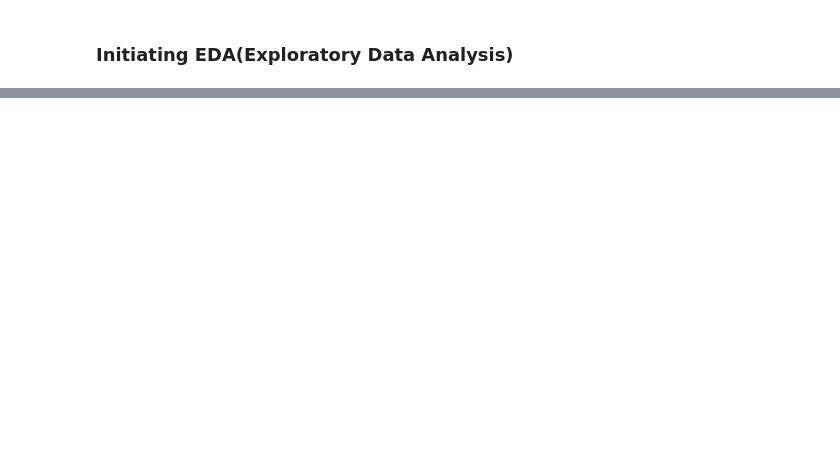
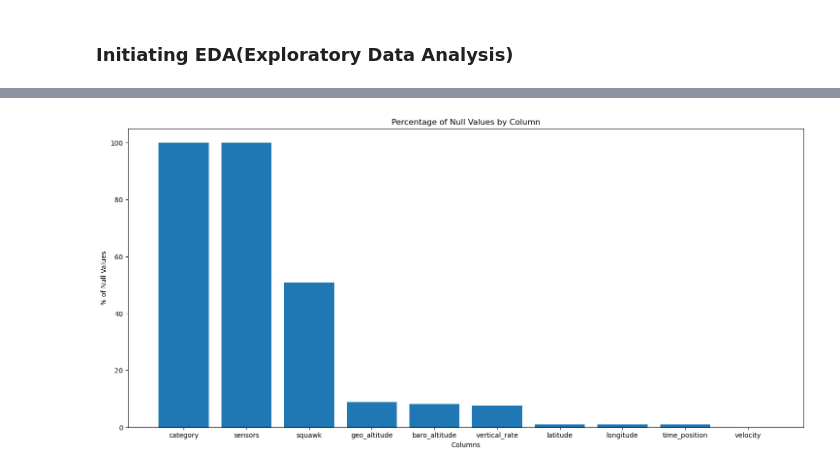
Before and after one commit to victoroscar30/aeroexplorer, a Jupyter notebook: notebooks/01_exploration.ipynb, the cells around one changed output, grey strips where cells are left out. Drawn from its saved outputs; the diff is of its cells as text; code cells hidden in the pictures; blank space fills up the shorter version.

Commit message:
Fixing bar graph

```diff
--- a/notebooks/01_exploration.ipynb
+++ b/notebooks/01_exploration.ipynb
@@ -155,0 +165,5 @@ df_final.head()
+# %%
+null_values_perc = pd.DataFrame(df_final.isnull().mean()*100, columns=['% of null values']).sort_values(by='% of null values', ascending=False)
+null_values_perc = null_values_perc.reset_index().rename(columns={'index': 'Column'})
+null_values_perc = null_values_perc[null_values_perc['% of null values'] > 0]
+null_values_perc
@@ -155,0 +182,11 @@ df_final.head()
+# %%
+plt.figure(figsize=(18, 8))
+plt.bar(null_values_perc['Column'], null_values_perc['% of null values'])
+plt.xlabel('Columns')
+plt.ylabel('% of Null Values')
+plt.title('Percentage of Null Values by Column')
+plt.show()
+
+#df_final.columns[df_final.isna().any()].tolist()[::-1],
+# %% [output]
+[figure, added]
```
Also changed, not shown: parts of 15 cells of this notebook.
